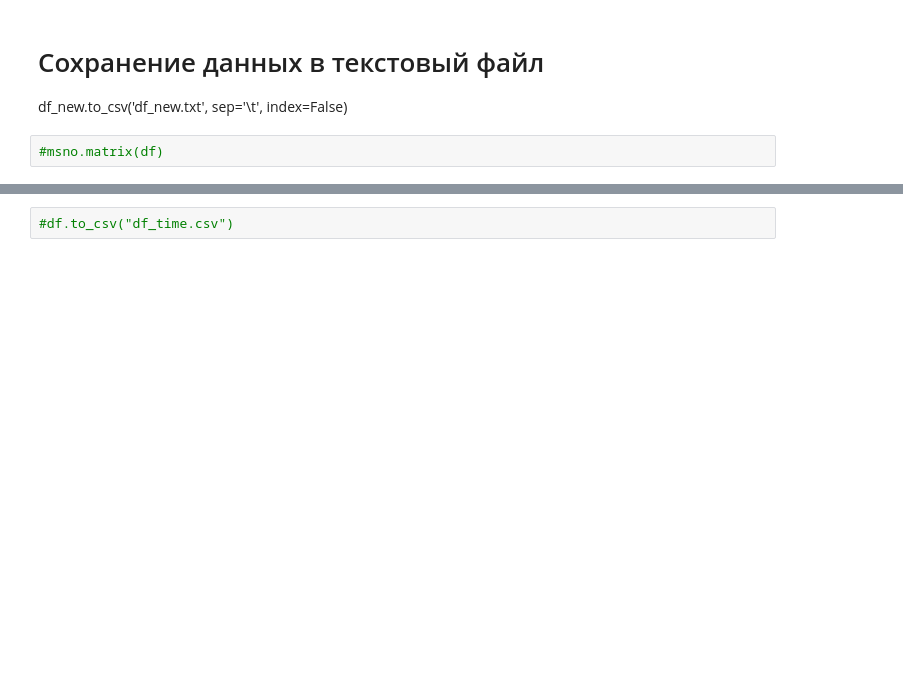
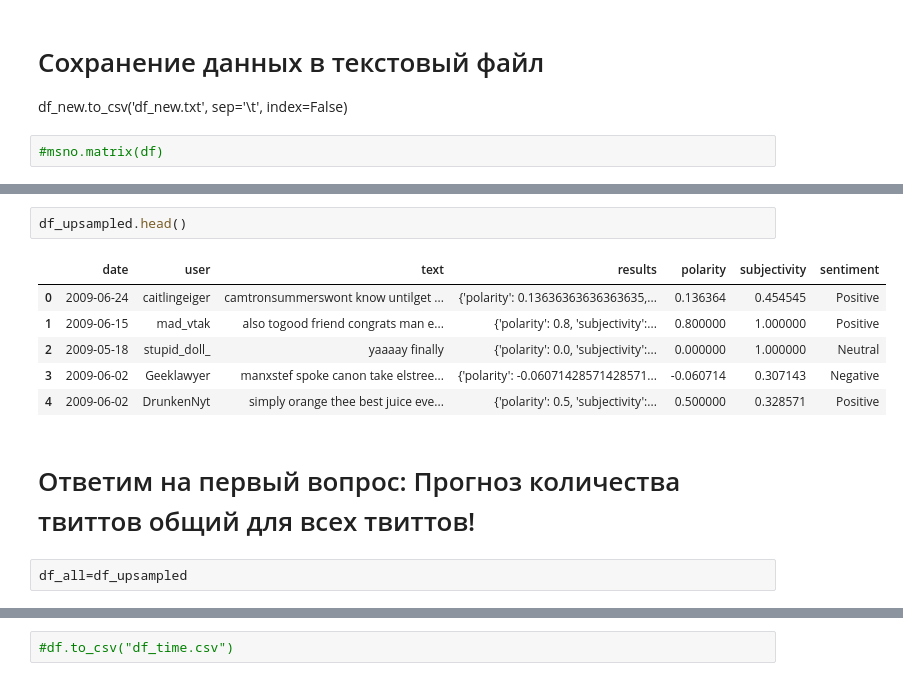
Before and after one commit to Alona-Aldushyna/Summer_2023_August_Repeat_Assessment, a Jupyter notebook: Summer_2023_August_Repeat_Assessment.ipynb, the cells around one changed output, grey strips where cells are left out. Cells and saved outputs as stored; diff of their text form; blank space fills up the shorter version.

```diff
--- a/Summer_2023_August_Repeat_Assessment.ipynb
+++ b/Summer_2023_August_Repeat_Assessment.ipynb
@@ -358,0 +543,13 @@ df_new.to_csv('df_new.txt', sep='\t', index=False)
+# %%
+df_upsampled.head()
+# %% [output]
+|  | date | user | text | results | polarity | subjectivity | sentiment |
+| 0 | 2009-06-24 | caitlingeiger | camtronsummerswont know untilget ... | {'polarity': 0.13636363636363635,... | 0.136364 | 0.454545 | Positive |
+| 1 | 2009-06-15 | mad_vtak | also togood friend congrats man e... | {'polarity': 0.8, 'subjectivity':... | 0.800000 | 1.000000 | Positive |
+| 2 | 2009-05-18 | stupid_doll_ | yaaaay finally | {'polarity': 0.0, 'subjectivity':... | 0.000000 | 1.000000 | Neutral |
+| 3 | 2009-06-02 | Geeklawyer | manxstef spoke canon take elstree... | {'polarity': -0.06071428571428571... | -0.060714 | 0.307143 | Negative |
+| 4 | 2009-06-02 | DrunkenNyt | simply orange thee best juice eve... | {'polarity': 0.5, 'subjectivity':... | 0.500000 | 0.328571 | Positive |
+# %% [markdown]
+# Ответим на первый вопрос: Прогноз количества твиттов общий для всех твиттов!
+# %%
+df_all=df_upsampled
```
Also changed, not shown: parts of 53 cells of this notebook.
